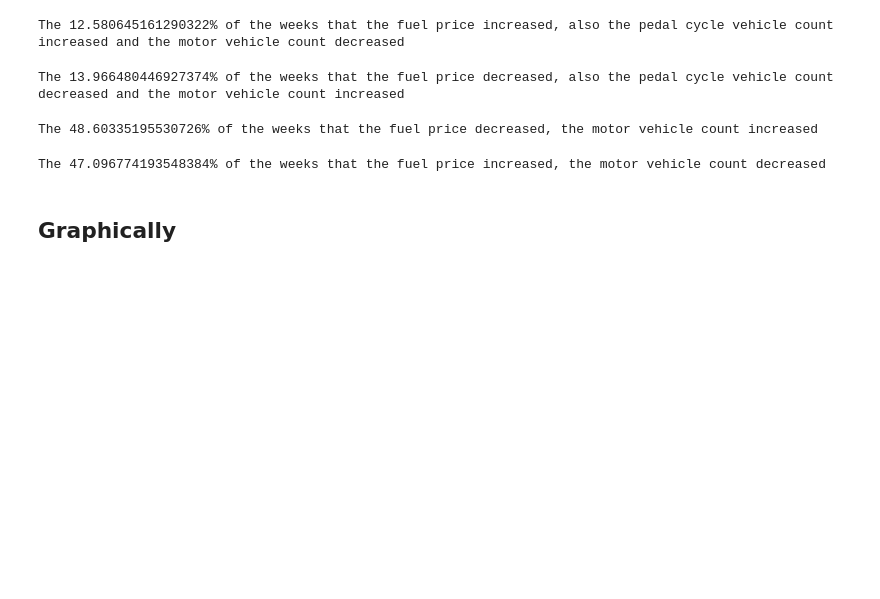
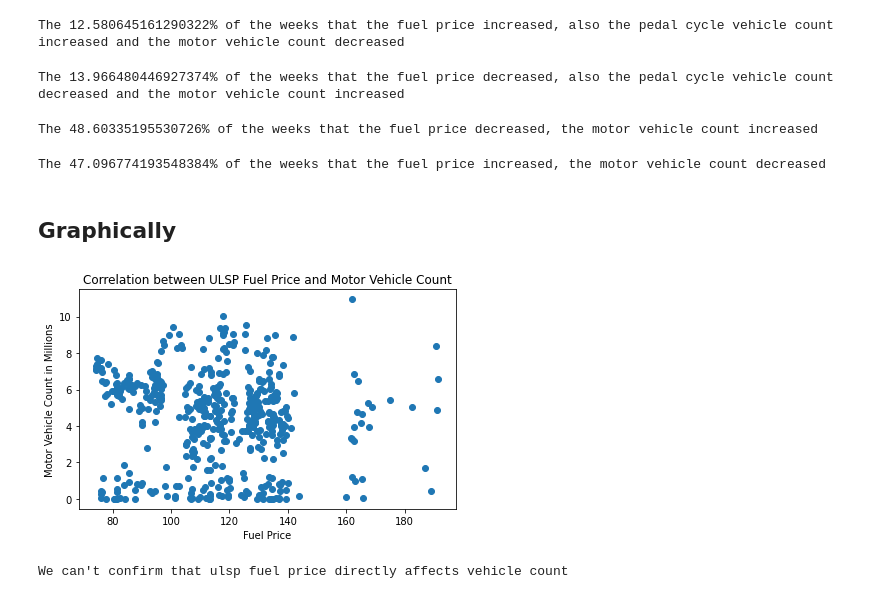
Before and after one commit to matiasgarpal/MyOwnPortfolio, a Jupyter notebook: PySpark/UK_Traffic_Data/data_engineering.ipynb, the cells around one changed output. Drawn from its saved outputs; the diff is of its cells as text; code cells hidden in the pictures; blank space fills up the shorter version.

```diff
--- a/PySpark/UK_Traffic_Data/data_engineering.ipynb
+++ b/PySpark/UK_Traffic_Data/data_engineering.ipynb
@@ -570,4 +570,18 @@ The 47.096774193548384% of the weeks that the fuel price increased, the motor ve
 ## Graphically
 # %%
 import matplotlib.pyplot as plt
+# %%
+x_values = [df.select("ulsp_price_litre").collect()]
+y_values = [df.select(col("all_motor_vehicles") / 1000000).collect()]
+#y_values_millions = [y[0]/1000000 for y in y_values]
+plt.scatter(x_values, y_values)
+plt.xlabel("Fuel Price")
+plt.ylabel("Motor Vehicle Count in Millions")
+plt.title("Correlation between ULSP Fuel Price and Motor Vehicle Count")
+plt.ticklabel_format(style='plain', axis='y', useOffset=False)
+plt.show()
+print("We can't confirm that ulsp fuel price directly affects vehicle count")
+# %% [output]
+[figure, added]
+We can't confirm that ulsp fuel price directly affects vehicle count
 # %%
```
Also changed, not shown: parts of 2 cells of this notebook.
